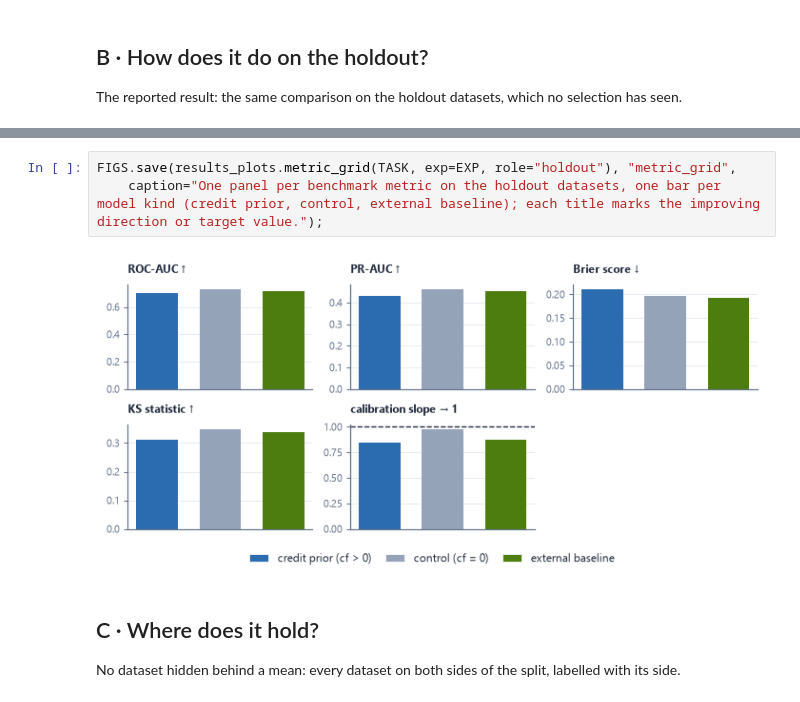
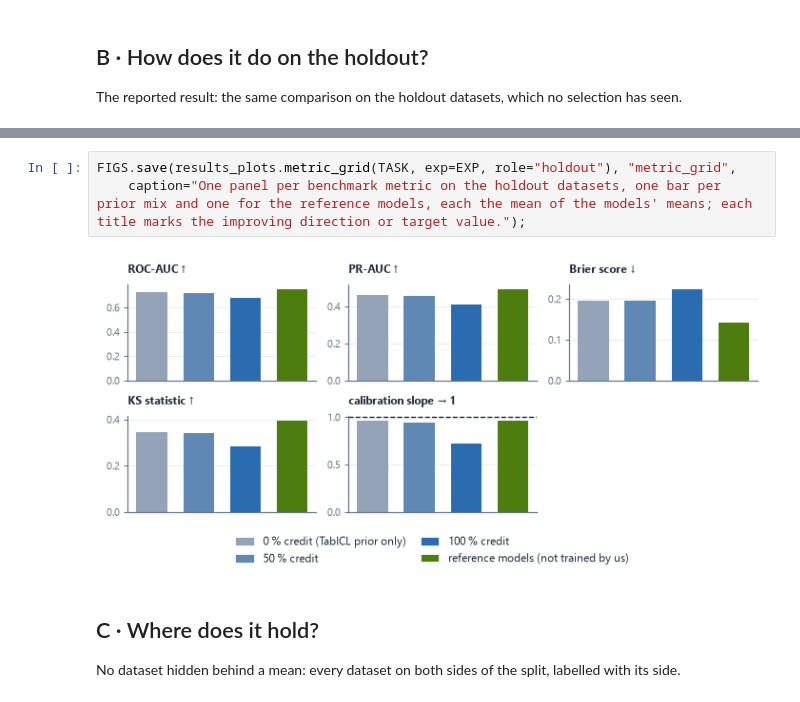
Before and after one commit to andreasgoethals/CreditICL, a Jupyter notebook: notebooks/1. Experiment 1/1.3_pd_results.ipynb, the cells around one changed output, grey strips where cells are left out. Drawn from its saved outputs; the diff is of its cells as text.

```diff
--- a/notebooks/1. Experiment 1/1.3_pd_results.ipynb
+++ b/notebooks/1. Experiment 1/1.3_pd_results.ipynb
@@ -104,8 +106,8 @@ FIGS.save(results_plots.beats_reference(TASK, exp=EXP, role="holdout"), "beats_r
 # %%
 FIGS.save(results_plots.metric_grid(TASK, exp=EXP, role="holdout"), "metric_grid",
-    caption="One panel per benchmark metric on the holdout datasets, one bar per model kind (credit prior, control, external baseline); each title marks the improving direction or target value.");
+    caption="One panel per benchmark metric on the holdout datasets, one bar per prior mix and one for the reference models, each the mean of the models' means; each title marks the improving direction or target value.");
 # %% [output]
-[figure, old version]
+[figure, new version]
 # %% [markdown]
 ## C · Where does it hold?
 
```
Also changed, not shown: parts of 15 cells of this notebook, 28 other files.
